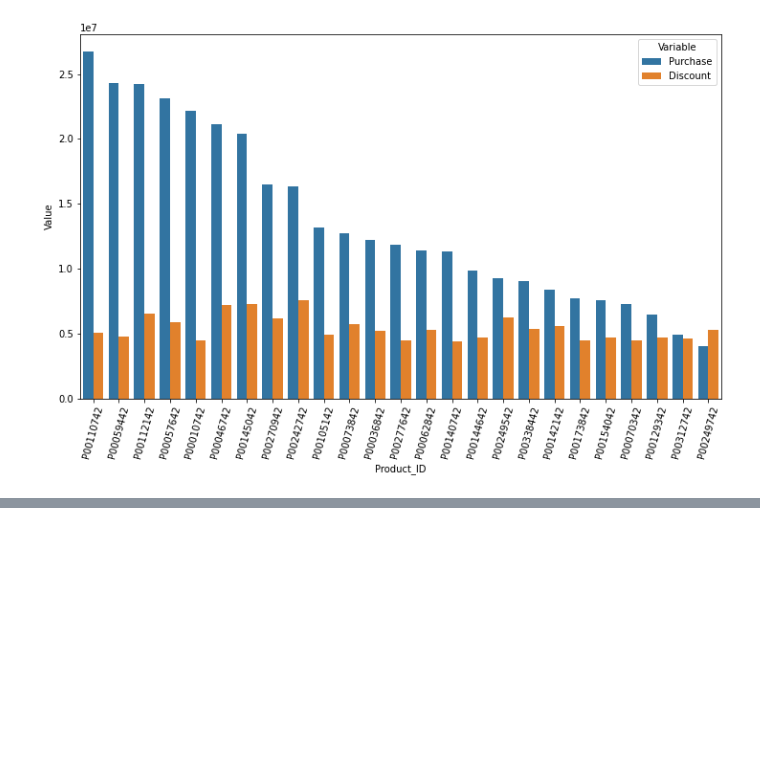
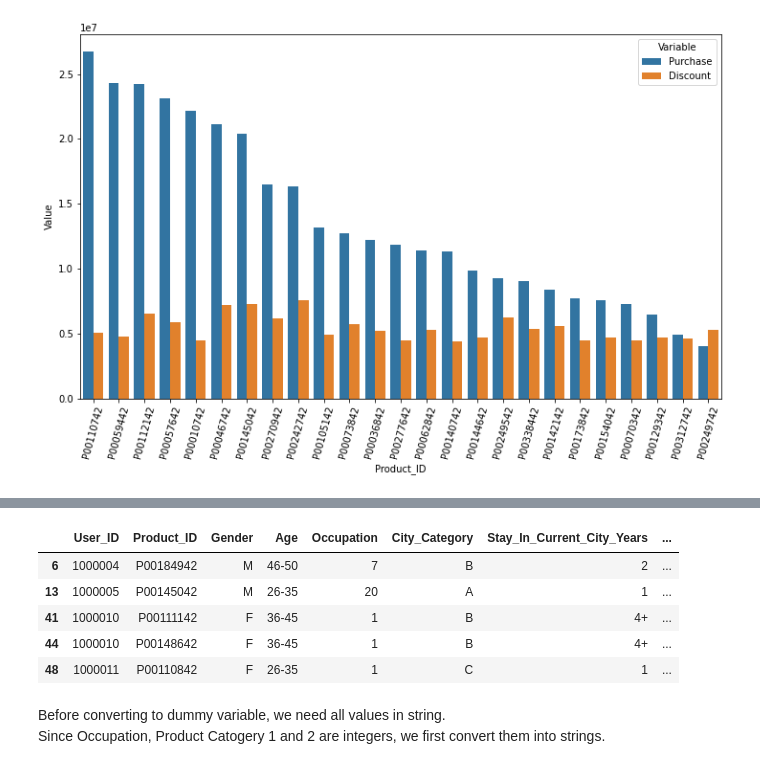
Before and after one commit to hrishikeshchavan99/Black-Friday-Dataset, a Jupyter notebook: PCA.ipynb, the cells around one changed output, grey strips where cells are left out. Saved outputs shown, nothing was run; the diff lists cells and outputs as text; code cells hidden in the pictures; blank space fills up the shorter version.

```diff
--- a/PCA.ipynb
+++ b/PCA.ipynb
@@ -180,0 +197,11 @@ From this, we can see that there is no regular pattern(no significant reductions
+# %%
+temp.head()
+# %% [output]
+|  | User_ID | Product_ID | Gender | Age | Occupation | City_Category | Stay_In_Current_City_Years | ... |
+| 6 | 1000004 | P00184942 | M | 46-50 | 7 | B | 2 | ... |
+| 13 | 1000005 | P00145042 | M | 26-35 | 20 | A | 1 | ... |
+| 41 | 1000010 | P00111142 | F | 36-45 | 1 | B | 4+ | ... |
+| 44 | 1000010 | P00148642 | F | 36-45 | 1 | B | 4+ | ... |
+| 48 | 1000011 | P00110842 | F | 26-35 | 1 | C | 1 | ... |
+# %% [markdown]
+Before converting to dummy variable, we need all values in string.<br>Since Occupation, Product Catogery 1 and 2 are integers, we first convert them into strings.
```
Also changed, not shown: parts of 15 cells of this notebook.
